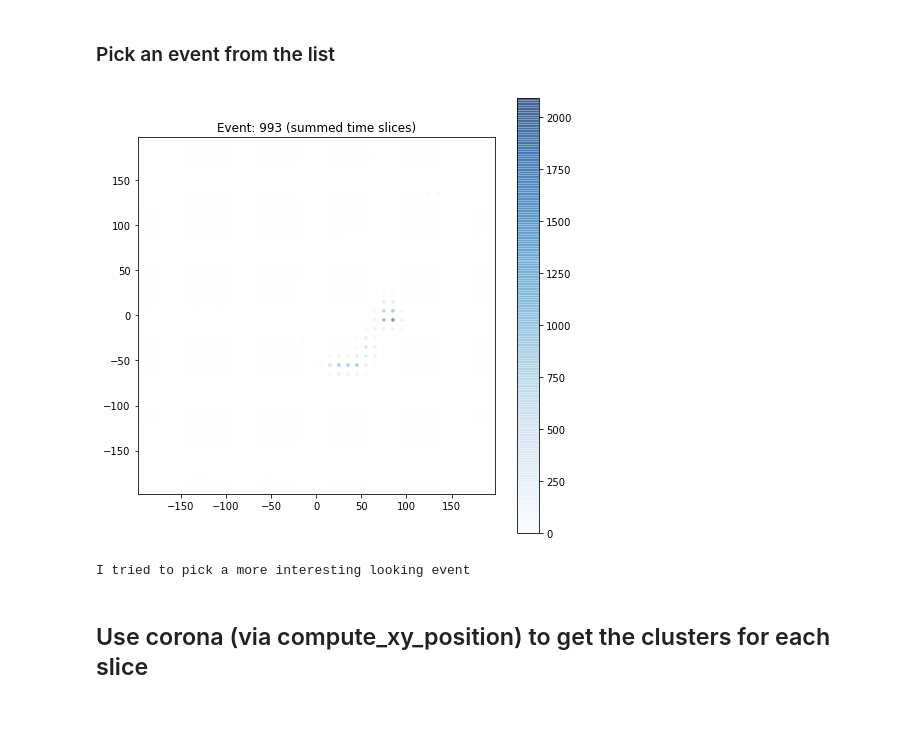
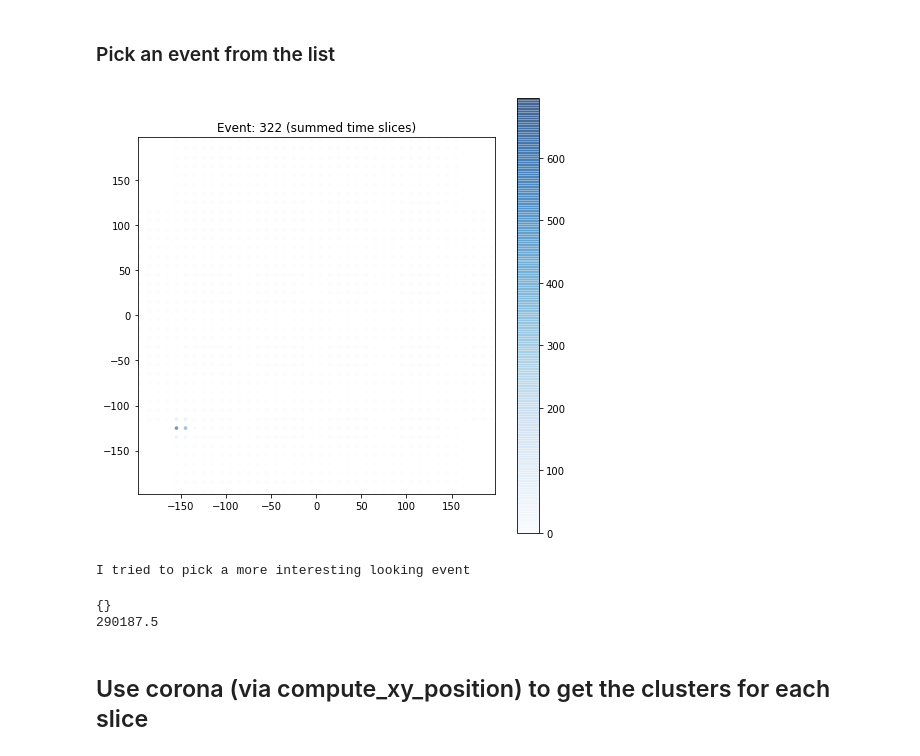
Before and after one commit to abotas/ICARO, a Jupyter notebook: invisible_cities/utils/Corona_Montecarlo.ipynb, the cells around one changed output. Saved outputs shown, nothing was run; the diff lists cells and outputs as text; code cells hidden in the pictures; blank space fills up the shorter version.

```diff
--- a/invisible_cities/utils/Corona_Montecarlo.ipynb
+++ b/invisible_cities/utils/Corona_Montecarlo.ipynb
@@ -35,11 +35,9 @@ from detector_response_functions import gather_montecarlo_hits
 import invisible_cities.core.fit_functions as fitf
 
 NSIPM = 1792
-Co = True
-Na = False
-Kr = False
-T     =  10*units.pes
-msipm =  3
+source = 'Na' # str of Co, Na, or Kr
+T     =  3*units.pes
+msipm =  2
 rmax  =  15*units.mm # if < 10mm won't see plots because xrms,yrms=0 sicne pitch=10mm
 # %% [markdown]
 Load data files
@@ -47,9 +45,9 @@ Load data files
 run_number = 0
 sub_run    = '0'
 ic_data = os.path.join(os.environ['IC_DATA'])
-if Co:
+if source == 'Co':
     pmap_path  = ic_data + '/Montecarlo/ir_co170419/dst_NEXT_v0_08_09_Co56_INTERNALPORTANODE_{}_0_7bar_pmaps_10000.root.h5'.format(sub_run)
-if Na:
+if source == 'Na':
     pmap_path  = ic_data + '/Montecarlo/na170426_ir/dst_NEXT_v0_08_09_Na_INTERNALPORTANODE_{}_0_7bar_pmaps_10000.root.h5'.format(sub_run)
-if Kr:
+if source == 'Kr':
     pmap_path  = ic_data + '/Montecarlo/kr_ir170330/dst_NEXT_v0_08_09_Kr_ACTIVE_{}_0_7bar_pmaps_10000.root.h5'.format(sub_run)
@@ -139,39 +166,45 @@ def plot_s2si_map_tinker(S2Si, cmap='Blues'):
         DataSensor = load_db.DataSiPM(0)
         radius = 2
         xs = DataSensor.X.values
         ys = DataSensor.Y.values
         r = np.ones(len(xs)) * radius
         col = np.zeros(len(xs))
         for sipm in S2Si.values():
             for nsipm, E in sipm.items():
                 ene = np.sum(E)
                 col[nsipm] = ene
         plt.figure(figsize=(8, 8))
         plt.subplot(aspect="equal")
         #circles(xs, ys, r, c=col, alpha=0.5, ec="none", cmap=cmap)
         plt.hist2d(xs, ys, 100, ((-198, 198), (-198, 198)),weights=col)
         plt.colorbar()
 
         plt.xlim(-198, 198)
         plt.ylim(-198, 198)
 
 
 event_numbers, timestamps = get_event_numbers_and_timestamps(pmap_path)
-if Kr: event_number = event_numbers[12]
-if Na: event_number = event_numbers[12]
-#if Co: event_number = event_numbers[4]
-if Co: event_number = event_numbers[992]
+if source == 'Kr': event_number = event_numbers[12]
+if source == 'Na': event_number = event_numbers[322]
+#if source == 'Co': event_number = event_numbers[4]
+if source == 'Co': event_number = event_numbers[992]
 
 peak=0
 event_time   = timestamps[np.where(event_numbers==event_number)[0]]
 plot_s2si_map(S2Sis[event_number])
 
 plt.title('Event: ' + str(event_number) + ' (summed time slices)')
 plt.show()
 print('I tried to pick a more interesting looking event')
 # %% [output]
-[figure, old version]
+[figure, new version]
 I tried to pick a more interesting looking event
+# %%
+print(S1)
+print(S2[0][0][1].sum())
+# %% [output]
+{}
+290187.5
 # %% [markdown]
 ## Use corona (via compute_xy_position) to get the clusters for each slice
 # %%
```
Also changed, not shown: parts of 15 cells of this notebook, 1 other file.
